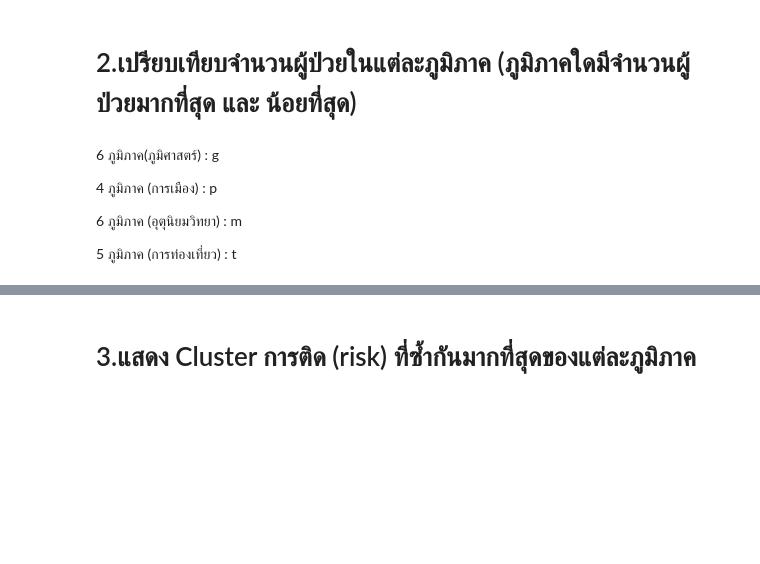
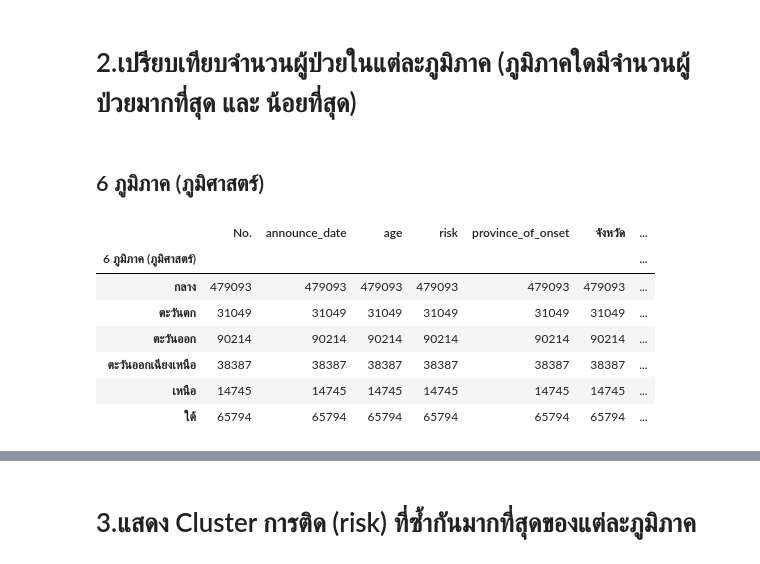
Before and after one commit to mintra-tippayaratsontorn/data_viz_2022, a Jupyter notebook: BasicPython&DataViz_midterm2022.ipynb, the cells around one changed output, grey strips where cells are left out. Saved outputs shown, nothing was run; the diff lists cells and outputs as text; code cells hidden in the pictures; blank space fills up the shorter version.

```diff
--- a/BasicPython&DataViz_midterm2022.ipynb
+++ b/BasicPython&DataViz_midterm2022.ipynb
@@ -483,11 +483,16 @@ no1_t5.iloc[:1,:]
 | 181 | 182 | 18-03-20 | 33.0 | สนามมวย | ขอนแก่น | ขอนแก่น | ตะวันออกเฉียงเหนือ | ... |
 # %% [markdown]
 # 2.เปรียบเทียบจำนวนผู้ป่วยในแต่ละภูมิภาค (ภูมิภาคใดมีจำนวนผู้ป่วยมากที่สุด และ น้อยที่สุด)
-# %% [markdown]
-6 ภูมิภาค(ภูมิศาสตร์) : g
-
-4 ภูมิภาค (การเมือง) : p
-
-6 ภูมิภาค (อุตุนิยมวิทยา) : m
-
-5 ภูมิภาค (การท่องเที่ยว) : t
+# %% [markdown]
+## 6 ภูมิภาค (ภูมิศาสตร์)
+# %%
+data_drop.groupby('6 ภูมิภาค (ภูมิศาสตร์)').count()  # จัดกลุ่มข้อมูลโดยเลือก column ของ 4 ภูมิภาค (การเมือง) และนับข้อมูล
+# %% [output]
+|  | No. | announce_date | age | risk | province_of_onset | จังหวัด | ... |
+| 6 ภูมิภาค (ภูมิศาสตร์) |  |  |  |  |  |  | ... |
+| กลาง | 479093 | 479093 | 479093 | 479093 | 479093 | 479093 | ... |
+| ตะวันตก | 31049 | 31049 | 31049 | 31049 | 31049 | 31049 | ... |
+| ตะวันออก | 90214 | 90214 | 90214 | 90214 | 90214 | 90214 | ... |
+| ตะวันออกเฉียงเหนือ | 38387 | 38387 | 38387 | 38387 | 38387 | 38387 | ... |
+| เหนือ | 14745 | 14745 | 14745 | 14745 | 14745 | 14745 | ... |
+| ใต้ | 65794 | 65794 | 65794 | 65794 | 65794 | 65794 | ... |
```
Also changed, not shown: parts of 14 cells of this notebook.
